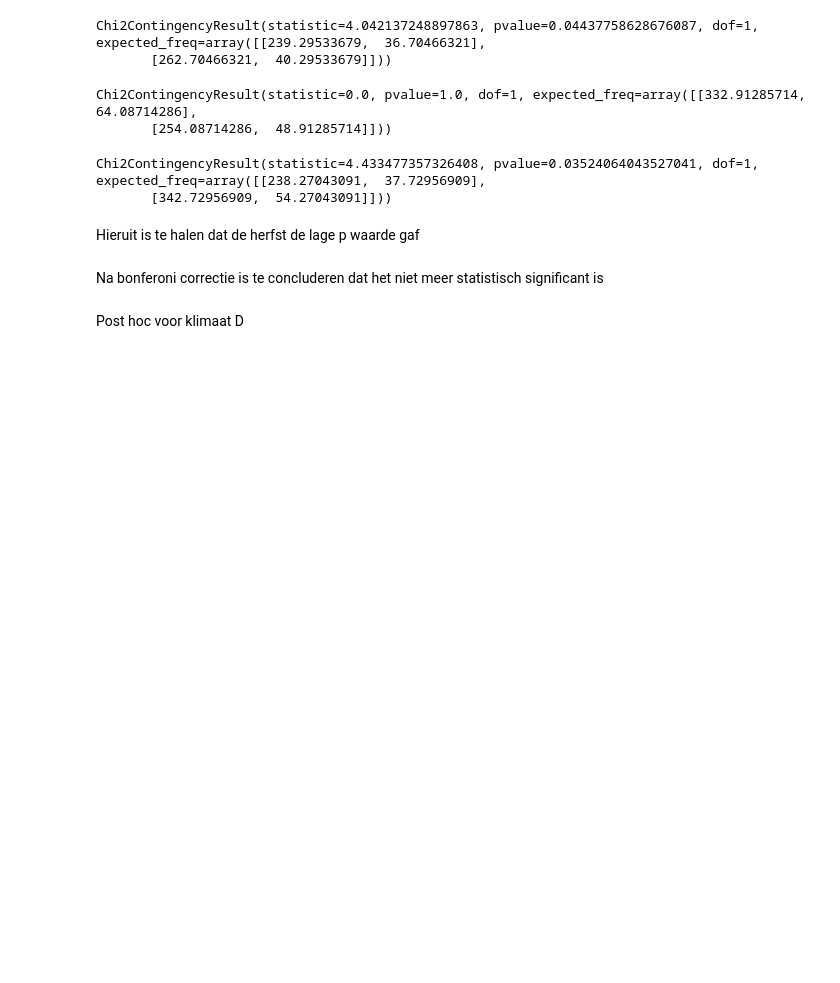
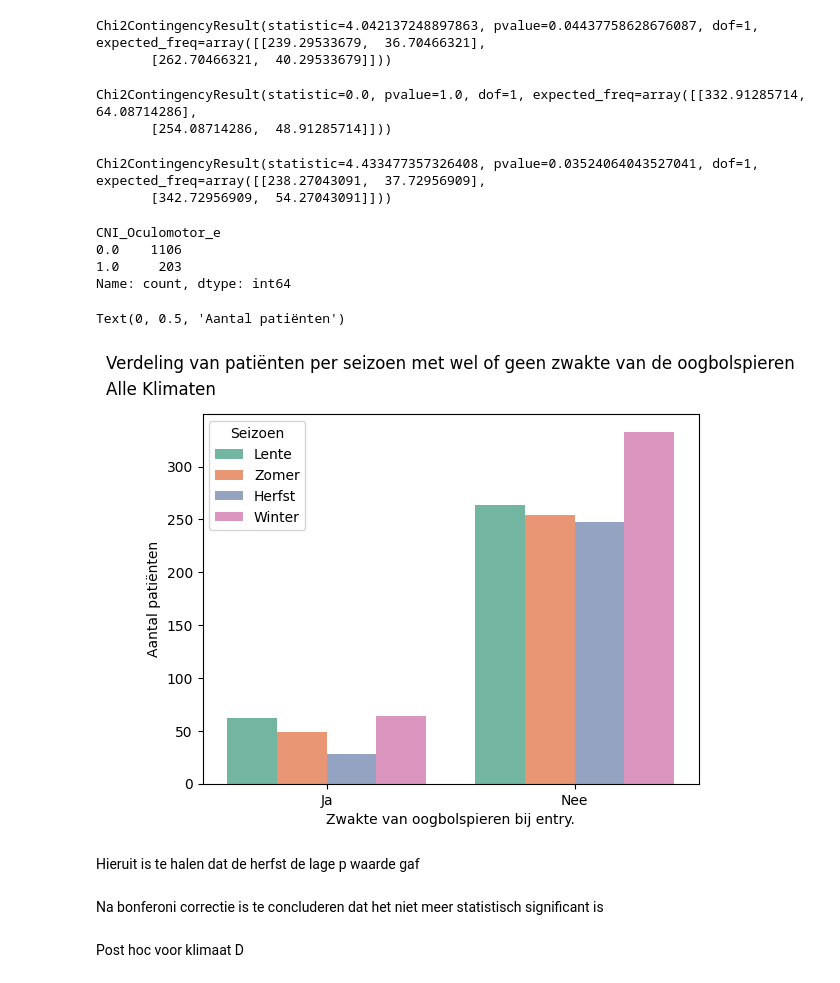
Before and after one commit to someoneontheworld/Modelleren-project, a Jupyter notebook: modelleren_code_Eindversie_groep_17.ipynb, the cells around one changed output. Cells and saved outputs as stored; diff of their text form; code cells hidden in the pictures; blank space fills up the shorter version.

```diff
--- a/modelleren_code_Eindversie_groep_17.ipynb
+++ b/modelleren_code_Eindversie_groep_17.ipynb
@@ -1285,6 +1285,24 @@ stats.chi2_contingency(Seizoen_CNI)
 # %% [output]
 Chi2ContingencyResult(statistic=4.433477357326408, pvalue=0.03524064043527041, dof=1, expected_freq=array([[238.27043091,  37.72956909],
        [342.72956909,  54.27043091]]))
+# %%
+df_CNI['CNI_Oculomotor_e'].value_counts()
+# %% [output]
+CNI_Oculomotor_e
+0.0    1106
+1.0     203
+Name: count, dtype: int64
+# %%
+df_CNI['CNI_Oculomotor_e'] = df_CNI['CNI_Oculomotor_e'].replace({0: 'Nee', 1: 'Ja'})
+sns.countplot(data = df_CNI, x='CNI_Oculomotor_e', hue="Seizoen", hue_order = ['Lente', 'Zomer', 'Herfst', 'Winter'],
+              palette='Set2')
+plt.title('Verdeling van patiënten per seizoen met wel of geen zwakte van de oogbolspieren', y = 1.1)
+plt.suptitle('Alle Klimaten', y = 0.95, x=0.06 )
+plt.xlabel('Zwakte van oogbolspieren bij entry.')
+plt.ylabel('Aantal patiënten')
+# %% [output]
+Text(0, 0.5, 'Aantal patiënten')
+[figure, added]
 # %% [markdown]
 Hieruit is te halen dat de herfst de lage p waarde gaf
 # %% [markdown]
```
Also changed, not shown: parts of 2 cells of this notebook.
